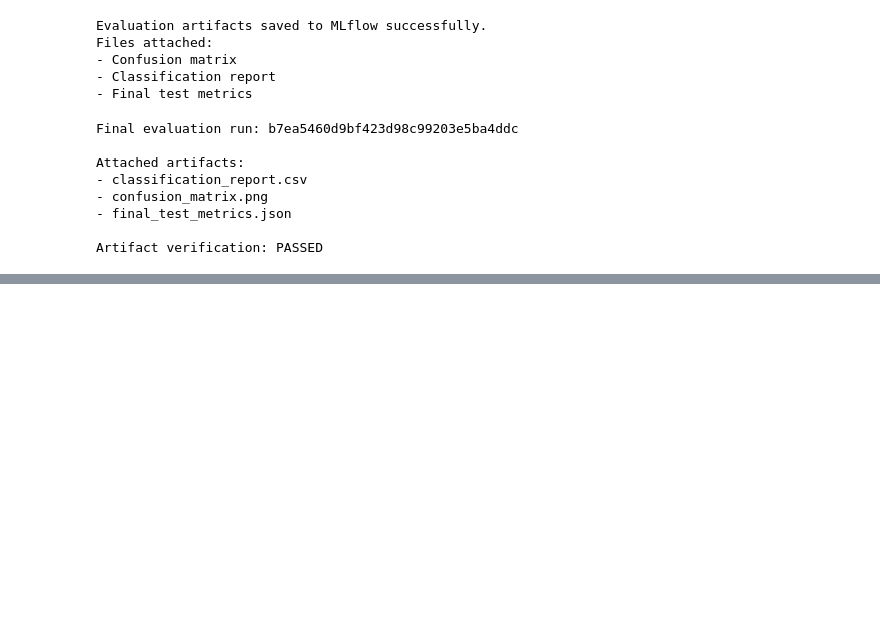
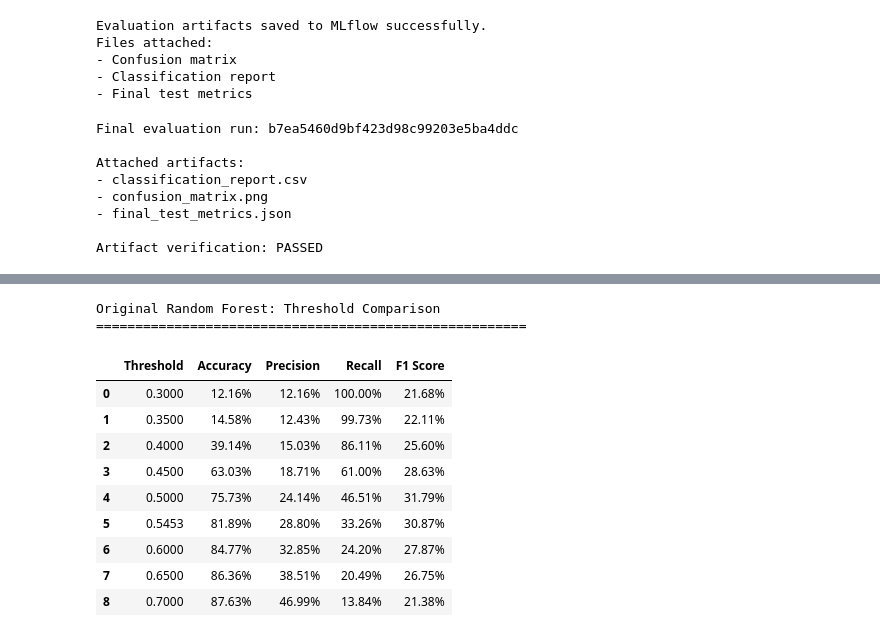
Before and after one commit to Opeheh1/olist-customer-segmentation, a Jupyter notebook: notebooks/model_development.ipynb, the cells around one changed output, grey strips where cells are left out. Cells and saved outputs as stored; diff of their text form; code cells hidden in the pictures; blank space fills up the shorter version.

```diff
--- a/notebooks/model_development.ipynb
+++ b/notebooks/model_development.ipynb
@@ -3774,0 +4114,13 @@ Artifact verification: PASSED
+# %%
+# Remove customer_state from the experimental datasets
+X_train_no_state = X_train.drop(columns=["customer_state"])
+X_validation_no_state = X_validation.drop(columns=["customer_state"])
+X_test_no_state = X_test.drop(columns=["customer_state"])
+
+# Confirm the new feature sets
+print("Training shape:", X_train_no_state.shape)
+print("Validation shape:", X_validation_no_state.shape)
+print("Test shape:", X_test_no_state.shape)
+
+print("\nRemaining features:")
+print(X_train_no_state.columns.tolist())
@@ -3774,0 +4557,56 @@ Artifact verification: PASSED
+# %%
+# Import pandas for displaying the comparison table.
+import pandas as pd
+
+# Define the classification thresholds to evaluate.
+thresholds = [0.30, 0.35, 0.40, 0.45, 0.50, 0.5453, 0.60, 0.65, 0.70]
+
+# Create an empty list to store the evaluation results.
+threshold_results = []
+
+# Evaluate the original Random Forest at each threshold.
+for threshold in thresholds:
+
+    # Convert validation probabilities into binary predictions.
+    predictions = (
+        original_val_probabilities >= threshold
+    ).astype(int)
+
+    # Calculate and store the evaluation metrics.
+    threshold_results.append({
+        "Threshold": threshold,
+        "Accuracy": accuracy_score(y_validation, predictions),
+        "Precision": precision_score(y_validation, predictions, zero_division=0),
+        "Recall": recall_score(y_validation, predictions, zero_division=0),
+        "F1 Score": f1_score(y_validation, predictions, zero_division=0)
+    })
+
+# Convert the results into a DataFrame.
+threshold_comparison = pd.DataFrame(threshold_results)
+
+# Display the results as percentages.
+print("Original Random Forest: Threshold Comparison")
+print("=" * 55)
+
+display(
+    threshold_comparison.style.format({
+        "Threshold": "{:.4f}",
+        "Accuracy": "{:.2%}",
+        "Precision": "{:.2%}",
+        "Recall": "{:.2%}",
+        "F1 Score": "{:.2%}"
+    })
+)
+# %% [output]
+Original Random Forest: Threshold Comparison
+=======================================================
+|  | Threshold | Accuracy | Precision | Recall | F1 Score |
+| 0 | 0.3000 | 12.16% | 12.16% | 100.00% | 21.68% |
+| 1 | 0.3500 | 14.58% | 12.43% | 99.73% | 22.11% |
+| 2 | 0.4000 | 39.14% | 15.03% | 86.11% | 25.60% |
+| 3 | 0.4500 | 63.03% | 18.71% | 61.00% | 28.63% |
+| 4 | 0.5000 | 75.73% | 24.14% | 46.51% | 31.79% |
+| 5 | 0.5453 | 81.89% | 28.80% | 33.26% | 30.87% |
+| 6 | 0.6000 | 84.77% | 32.85% | 24.20% | 27.87% |
+| 7 | 0.6500 | 86.36% | 38.51% | 20.49% | 26.75% |
+| 8 | 0.7000 | 87.63% | 46.99% | 13.84% | 21.38% |
```
Also changed, not shown: parts of 58 cells of this notebook.
